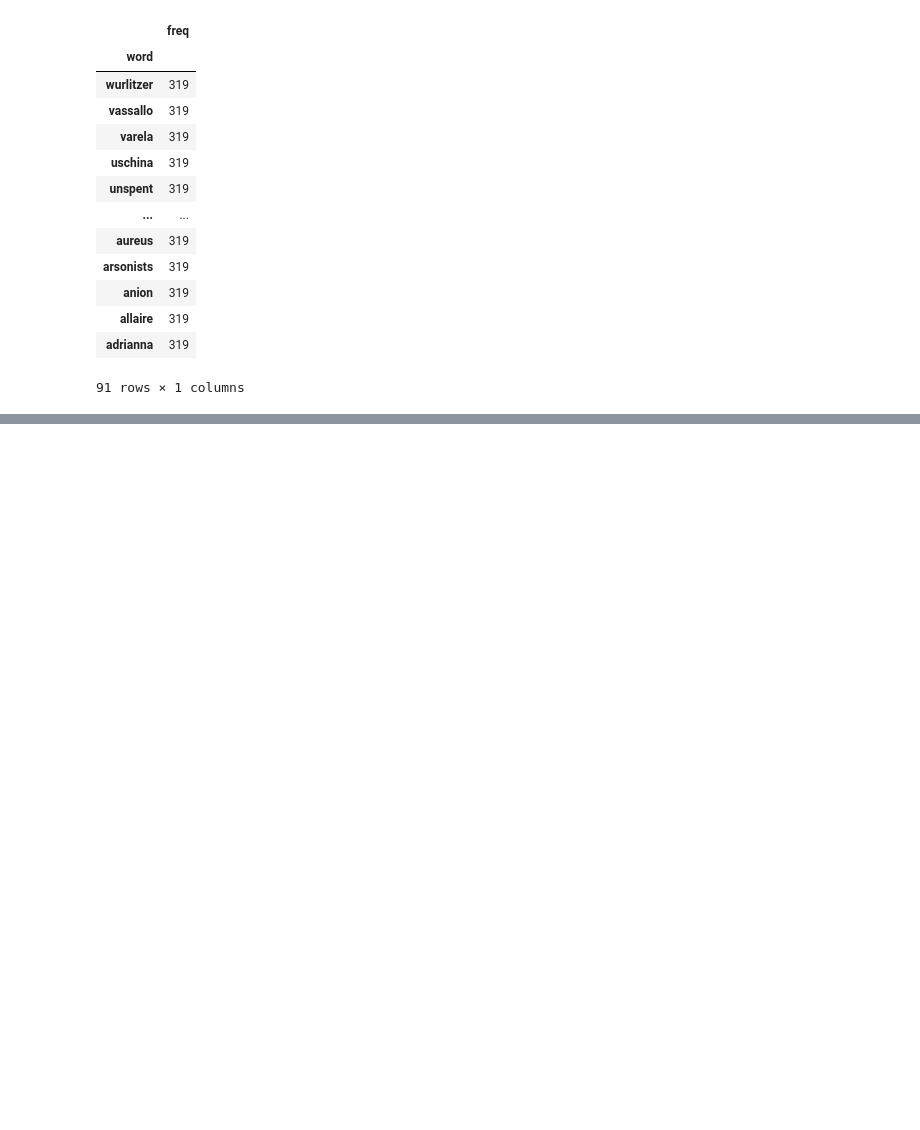
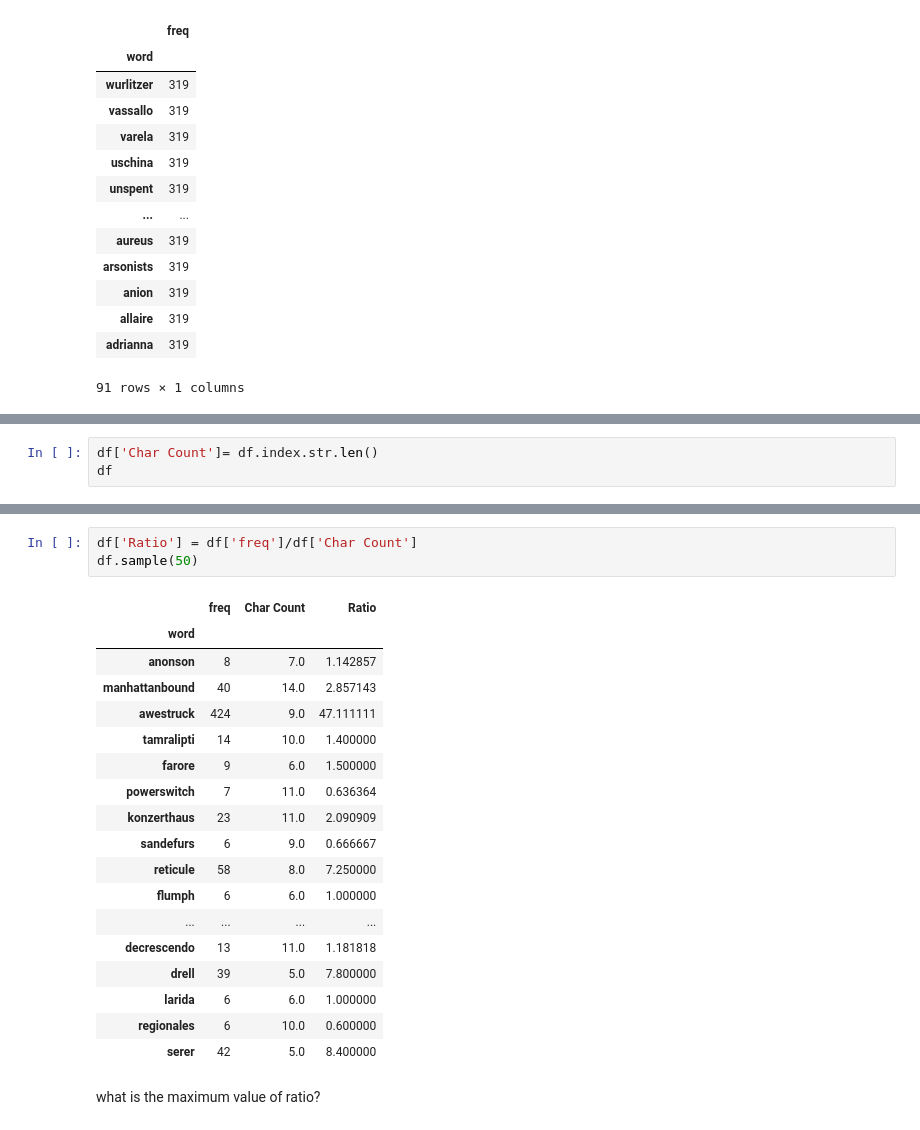
Before and after one commit to hcorbat1/Pandas-Python-for-Data-Analysis-by-Examples, a Jupyter notebook: Pandas & Python for Data Analysis by Example.ipynb, the cells around one changed output, grey strips where cells are left out. Cells and saved outputs as stored; diff of their text form; blank space fills up the shorter version.

```diff
--- a/Pandas & Python for Data Analysis by Example.ipynb
+++ b/Pandas & Python for Data Analysis by Example.ipynb
@@ -134,0 +209,3 @@ df.loc[df['freq']== 319]
+# %%
+df['Char Count']= df.index.str.len()
+df
@@ -134,0 +227,24 @@ df.loc[df['freq']== 319]
+# %%
+df['Ratio'] = df['freq']/df['Char Count']
+df.sample(50)
+# %% [output]
+|  | freq | Char Count | Ratio |
+| word |  |  |  |
+| anonson | 8 | 7.0 | 1.142857 |
+| manhattanbound | 40 | 14.0 | 2.857143 |
+| awestruck | 424 | 9.0 | 47.111111 |
+| tamralipti | 14 | 10.0 | 1.400000 |
+| farore | 9 | 6.0 | 1.500000 |
+| powerswitch | 7 | 11.0 | 0.636364 |
+| konzerthaus | 23 | 11.0 | 2.090909 |
+| sandefurs | 6 | 9.0 | 0.666667 |
+| reticule | 58 | 8.0 | 7.250000 |
+| flumph | 6 | 6.0 | 1.000000 |
+| ... | ... | ... | ... |
+| decrescendo | 13 | 11.0 | 1.181818 |
+| drell | 39 | 5.0 | 7.800000 |
+| larida | 6 | 6.0 | 1.000000 |
+| regionales | 6 | 10.0 | 0.600000 |
+| serer | 42 | 5.0 | 8.400000 |
+# %% [markdown]
+what is the maximum value of ratio?
```
Also changed, not shown: parts of 24 cells of this notebook.
